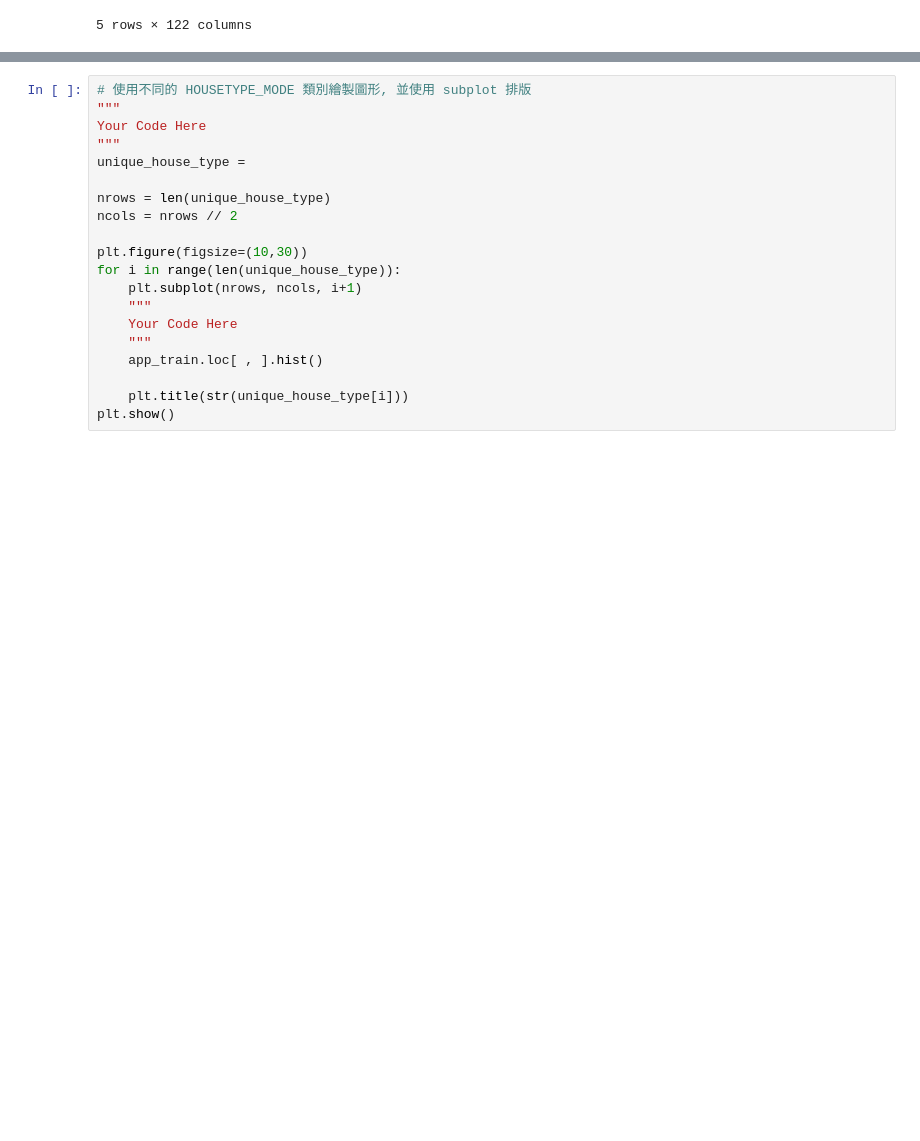
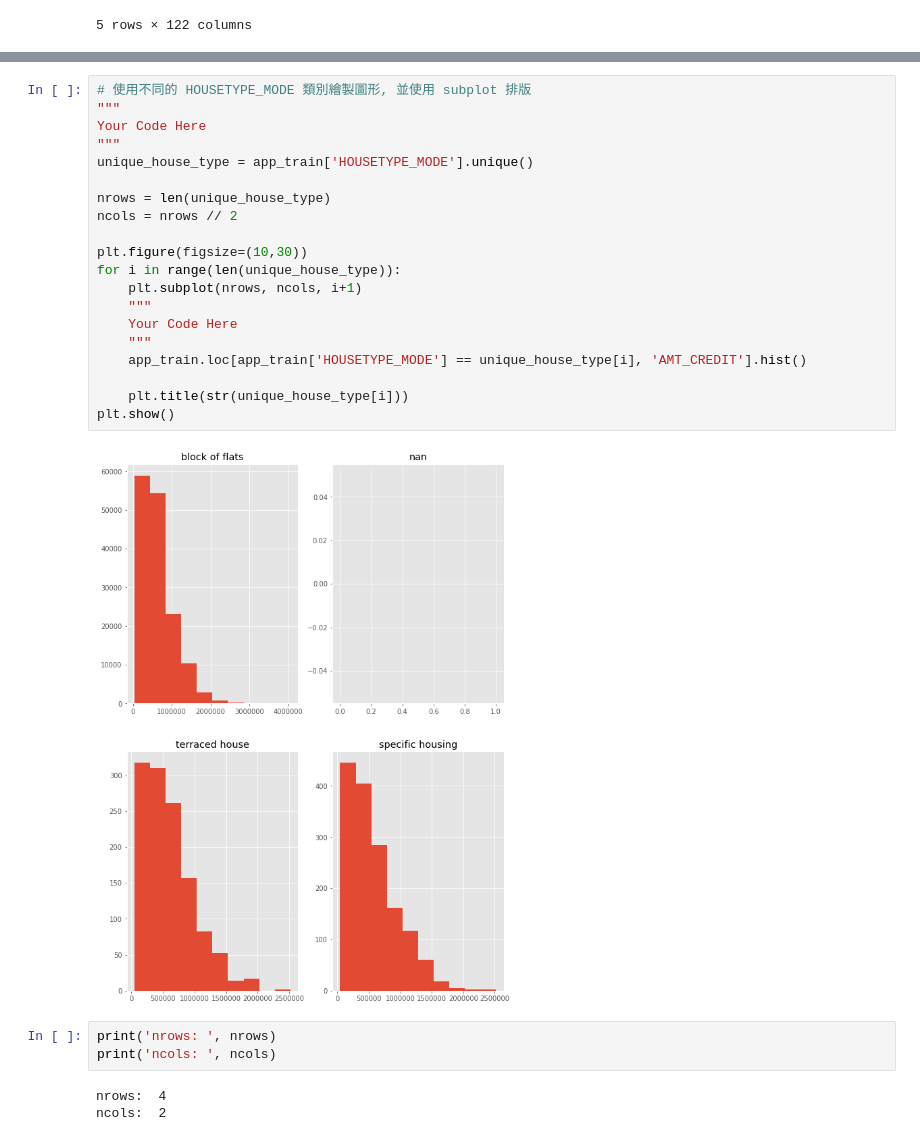
Before and after one commit to amonre1008/4th-ML100Days, a Jupyter notebook: homework/Day_019_HW.ipynb, the cells around one changed output, grey strips where cells are left out. Drawn from its saved outputs; the diff is of its cells as text; blank space fills up the shorter version.

```diff
--- a/homework/Day_019_HW.ipynb
+++ b/homework/Day_019_HW.ipynb
@@ -42,20 +72,28 @@ Path of read in data: ./data/application_train.csv
 # %%
 # 使用不同的 HOUSETYPE_MODE 類別繪製圖形, 並使用 subplot 排版
 """
 Your Code Here
 """
-unique_house_type =
+unique_house_type = app_train['HOUSETYPE_MODE'].unique()
 
 nrows = len(unique_house_type)
 ncols = nrows // 2
 
 plt.figure(figsize=(10,30))
 for i in range(len(unique_house_type)):
     plt.subplot(nrows, ncols, i+1)
     """
     Your Code Here
     """
-    app_train.loc[ , ].hist()
+    app_train.loc[app_train['HOUSETYPE_MODE'] == unique_house_type[i], 'AMT_CREDIT'].hist()
 
     plt.title(str(unique_house_type[i]))
 plt.show()
+# %% [output]
+[figure, added]
+# %%
+print('nrows: ', nrows)
+print('ncols: ', ncols)
+# %% [output]
+nrows:  4
+ncols:  2
```
Also changed, not shown: parts of 2 cells of this notebook.
